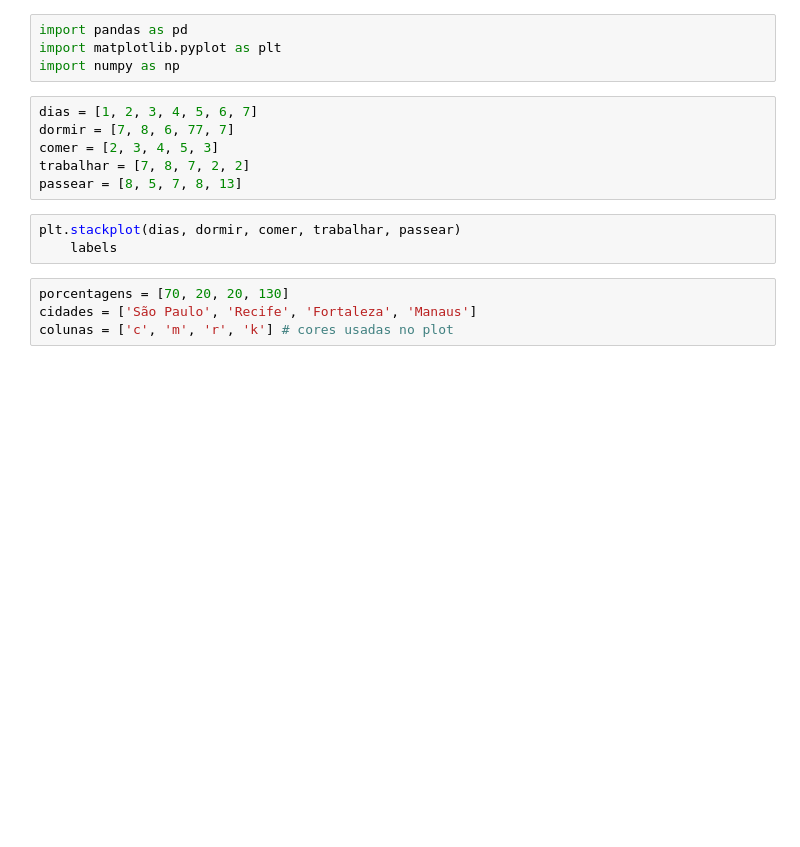
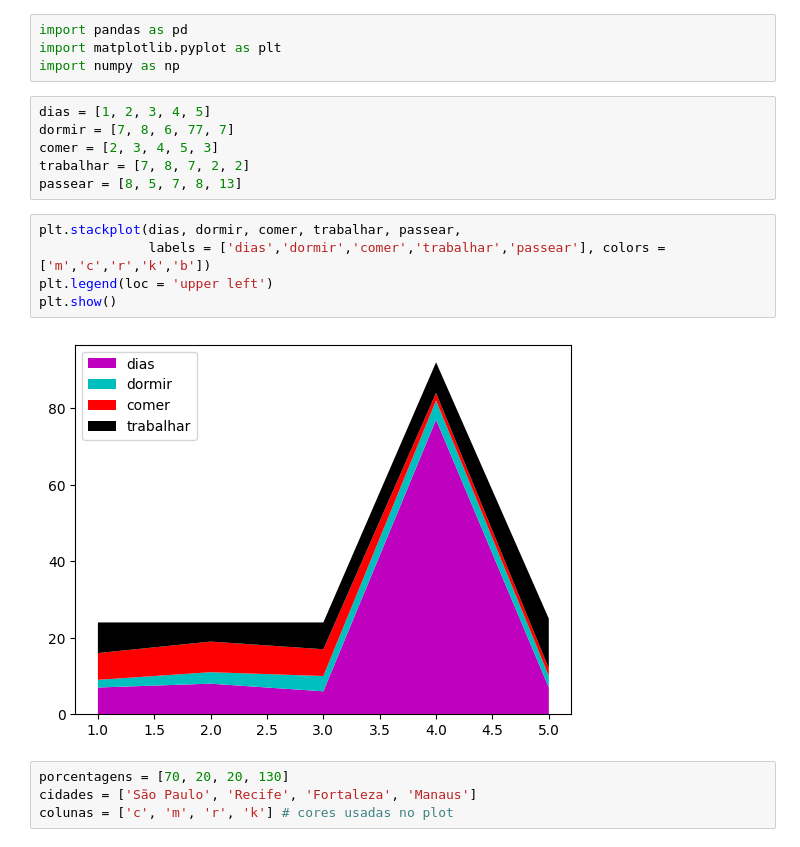
Before and after one commit to wildestmaii/DataScience, a Jupyter notebook: pandas/aula3/aula3.ipynb, the cells around one changed output. Drawn from its saved outputs; the diff is of its cells as text; blank space fills up the shorter version.

```diff
--- a/pandas/aula3/aula3.ipynb
+++ b/pandas/aula3/aula3.ipynb
@@ -3,14 +3,18 @@ import pandas as pd
 import matplotlib.pyplot as plt
 import numpy as np
 # %%
-dias = [1, 2, 3, 4, 5, 6, 7]
+dias = [1, 2, 3, 4, 5]
 dormir = [7, 8, 6, 77, 7]
 comer = [2, 3, 4, 5, 3]
 trabalhar = [7, 8, 7, 2, 2]
 passear = [8, 5, 7, 8, 13]
 # %%
-plt.stackplot(dias, dormir, comer, trabalhar, passear)
-    labels
+plt.stackplot(dias, dormir, comer, trabalhar, passear,
+              labels = ['dias','dormir','comer','trabalhar','passear'], colors = ['m','c','r','k','b'])
+plt.legend(loc = 'upper left')
+plt.show()
+# %% [output]
+[figure, added]
 # %%
 porcentagens = [70, 20, 20, 130]
 cidades = ['São Paulo', 'Recife', 'Fortaleza', 'Manaus']
```
Also changed, not shown: parts of 3 cells of this notebook, 2 other files.
